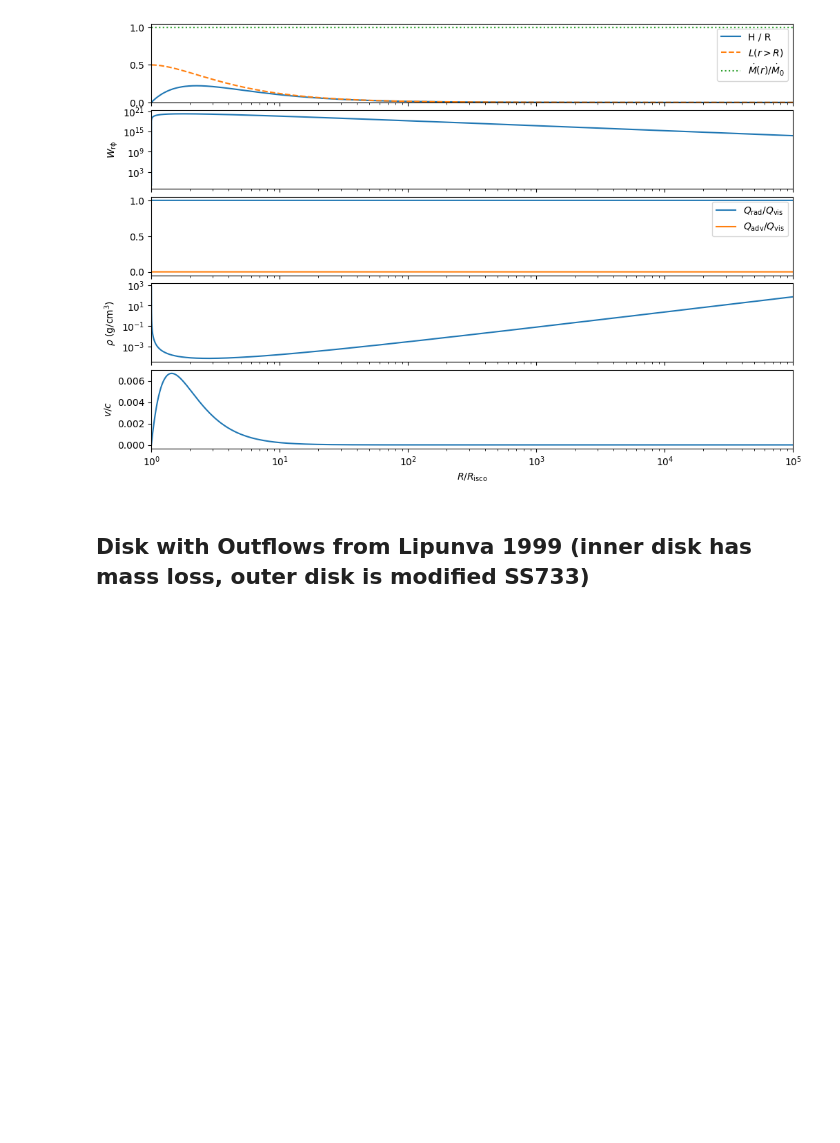
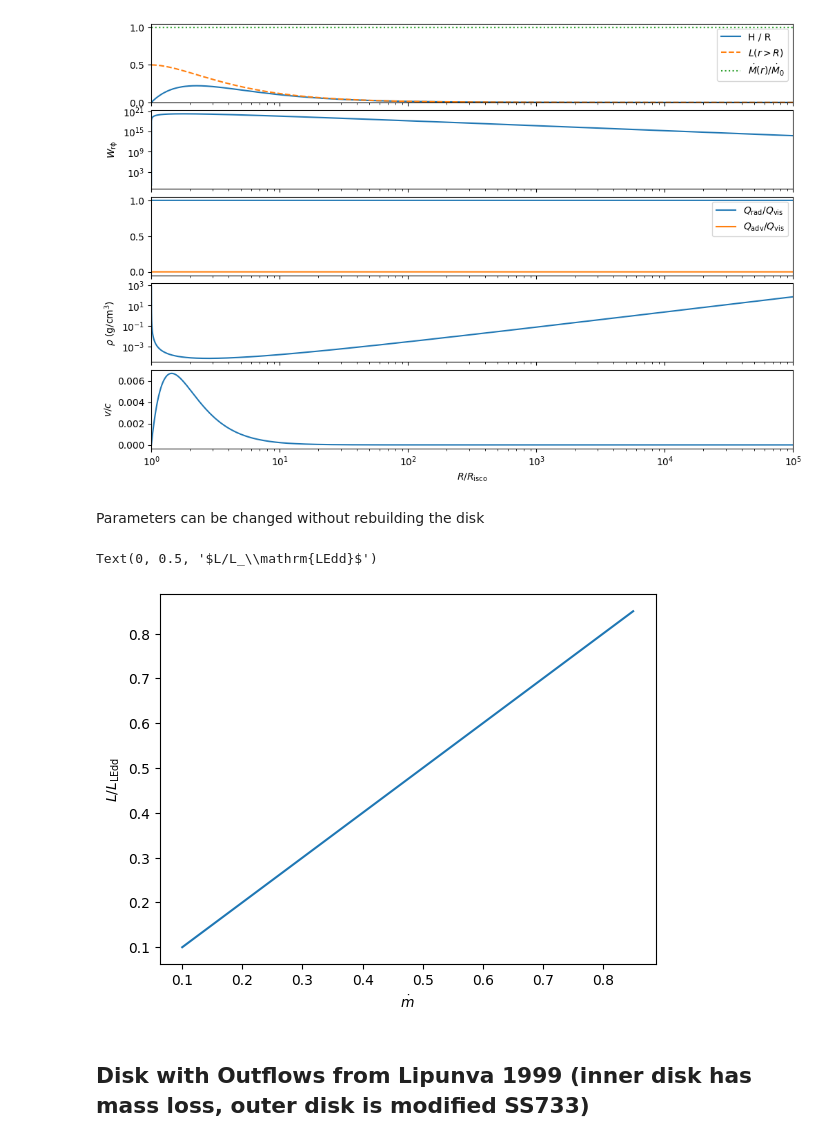
Before and after one commit to andresgur/accretion-disks, a Jupyter notebook: docs/examples.ipynb, the cells around one changed output. Drawn from its saved outputs; the diff is of its cells as text; code cells hidden in the pictures; blank space fills up the shorter version.

```diff
--- a/docs/examples.ipynb
+++ b/docs/examples.ipynb
@@ -21,6 +22,21 @@ print(f"Total disk luminosity {disk.L() / co.LEdd:.2f} LEdd")
 Maximum energy released occurs at 2.25 with H/R = 0.22
 Total disk luminosity 0.50 LEdd
 [figure]
+# %% [markdown]
+Parameters can be changed without rebuilding the disk
+# %%
+# Standard disk luminosity is \propto \mdot
+mdots = np.arange(0.1, 0.9, 0.05)
+lums = np.empty(len(mdots), dtype=float)
+for i, mdot in enumerate(mdots):
+    disk.mdot = mdot
+    lums[i] = disk.L()
+plt.plot(mdots, lums / disk.CO.LEdd)
+plt.xlabel(r"$\dot{m}$")
+plt.ylabel(r"$L/L_\mathrm{LEdd}$")
+# %% [output]
+Text(0, 0.5, '$L/L_\\mathrm{LEdd}$')
+[figure, added]
 # %% [markdown]
 ## Disk with Outflows from Lipunva 1999 (inner disk has mass loss, outer disk is modified SS733)
 # %% [markdown]
```
Also changed, not shown: parts of 4 cells of this notebook, 1 other file.
